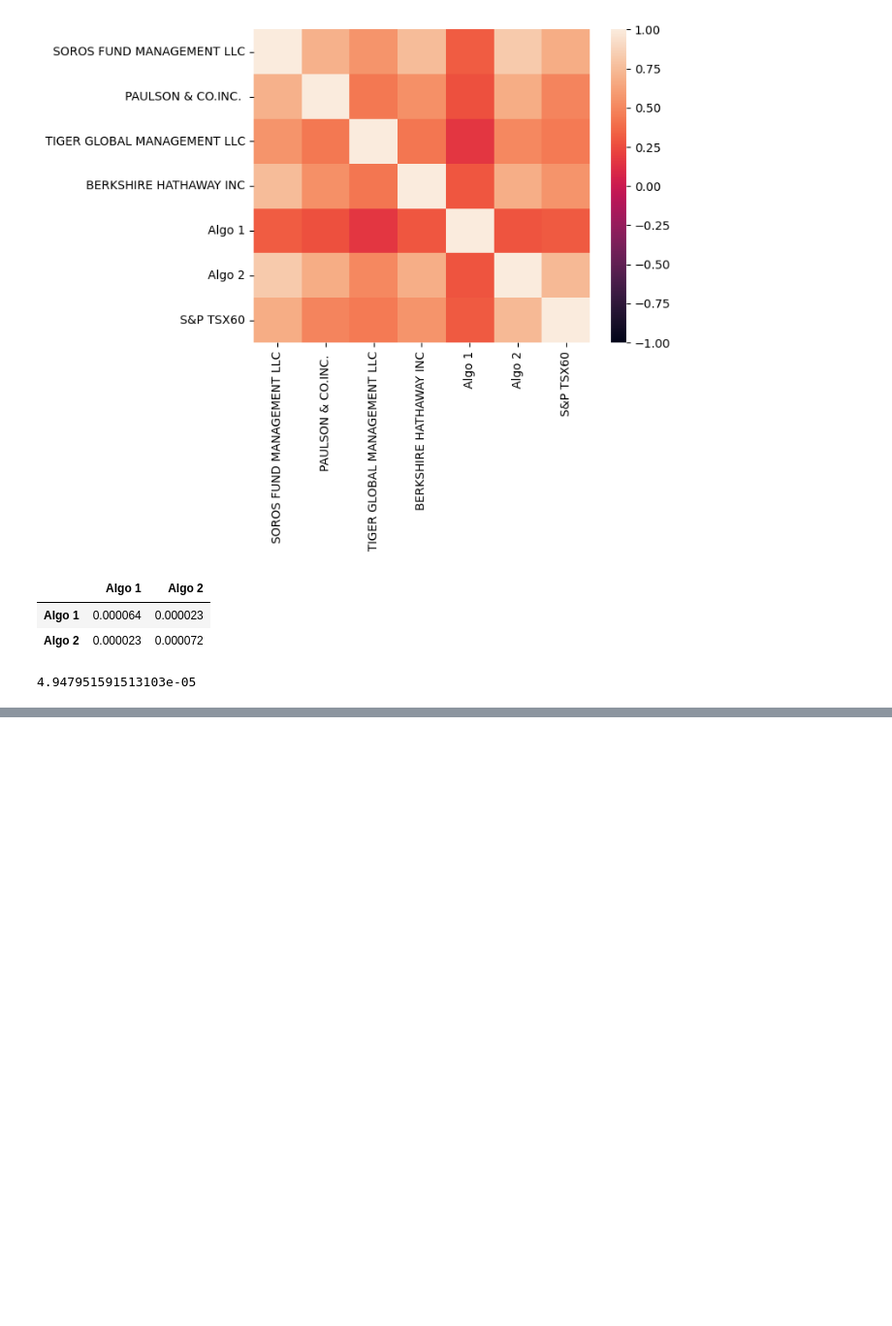
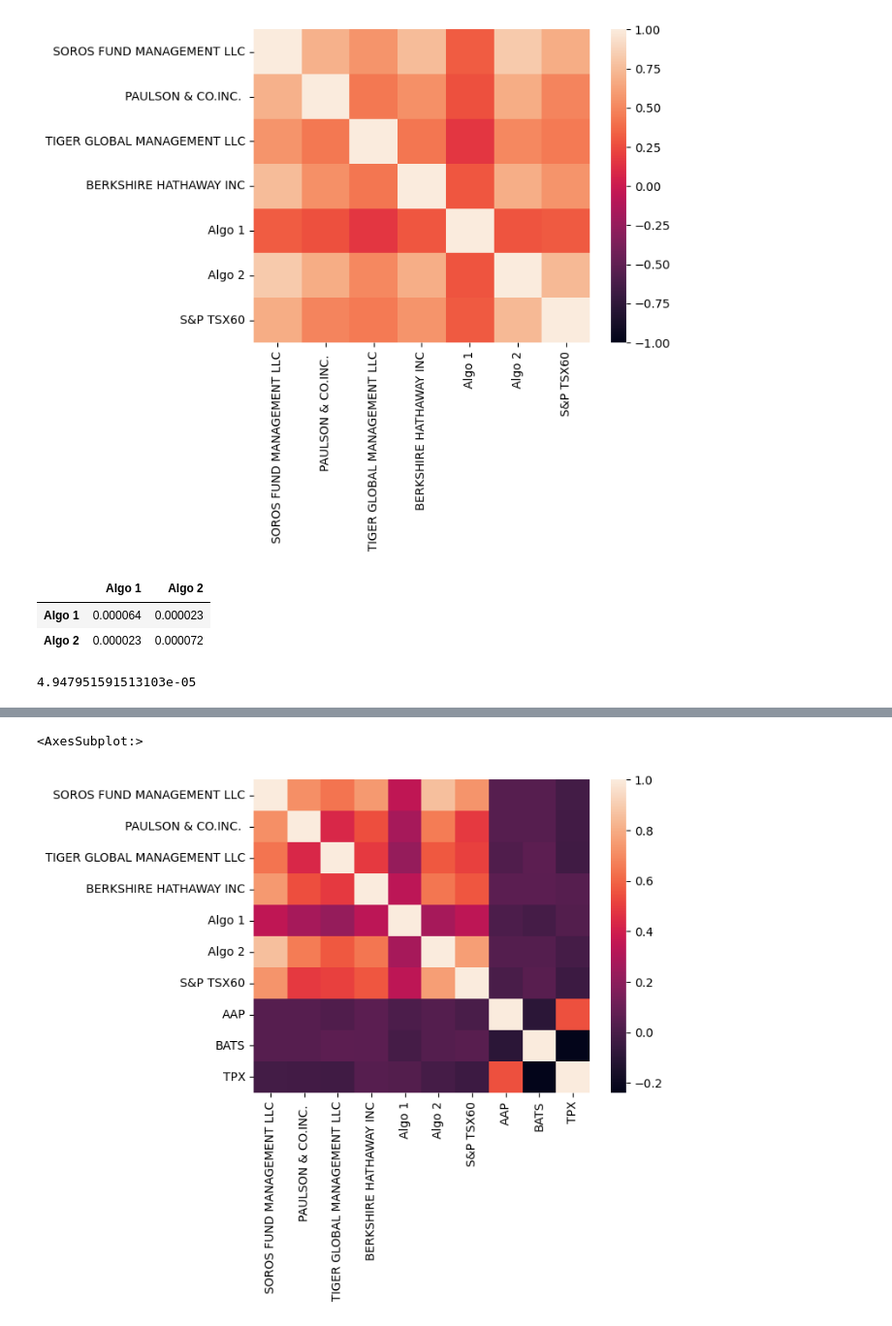
Before and after one commit to ycolagelo/Portfolio-Analysis, a Jupyter notebook: Data_analysis.ipynb, the cells around one changed output, grey strips where cells are left out. Shown at 97% size. Saved outputs shown, nothing was run; the diff lists cells and outputs as text; code cells hidden in the pictures; blank space fills up the shorter version.

```diff
--- a/Data_analysis.ipynb
+++ b/Data_analysis.ipynb
@@ -386,0 +569,2 @@ TSX60_convariance
+# %%
+combined_stocks.columns = ['AAP', 'BATS', 'TPX']
@@ -386,0 +601,5 @@ TSX60_convariance
+# %%
+#join your returns dataframe to the original returns dataframe
+
+joined_df = pd.concat([combined_df, combined_stocks], axis ="columns", join="outer")
+joined_df
@@ -386,0 +622,2 @@ TSX60_convariance
+# %%
+joined_df = joined_df.dropna()
@@ -386,0 +638,3 @@ TSX60_convariance
+# %%
+correlation = joined_df.corr()
+correlation
@@ -386,0 +653,5 @@ TSX60_convariance
+# %%
+sns.heatmap(correlation)
+# %% [output]
+<AxesSubplot:>
+[figure, added]
```
Also changed, not shown: parts of 32 cells of this notebook.
